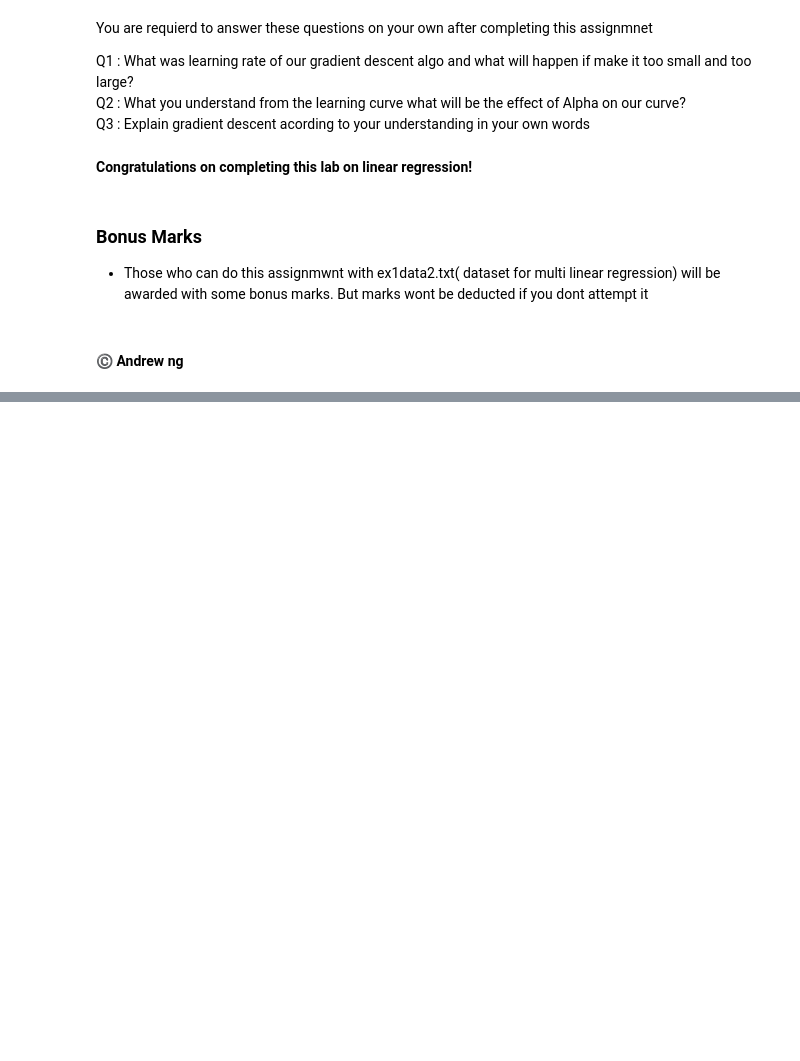
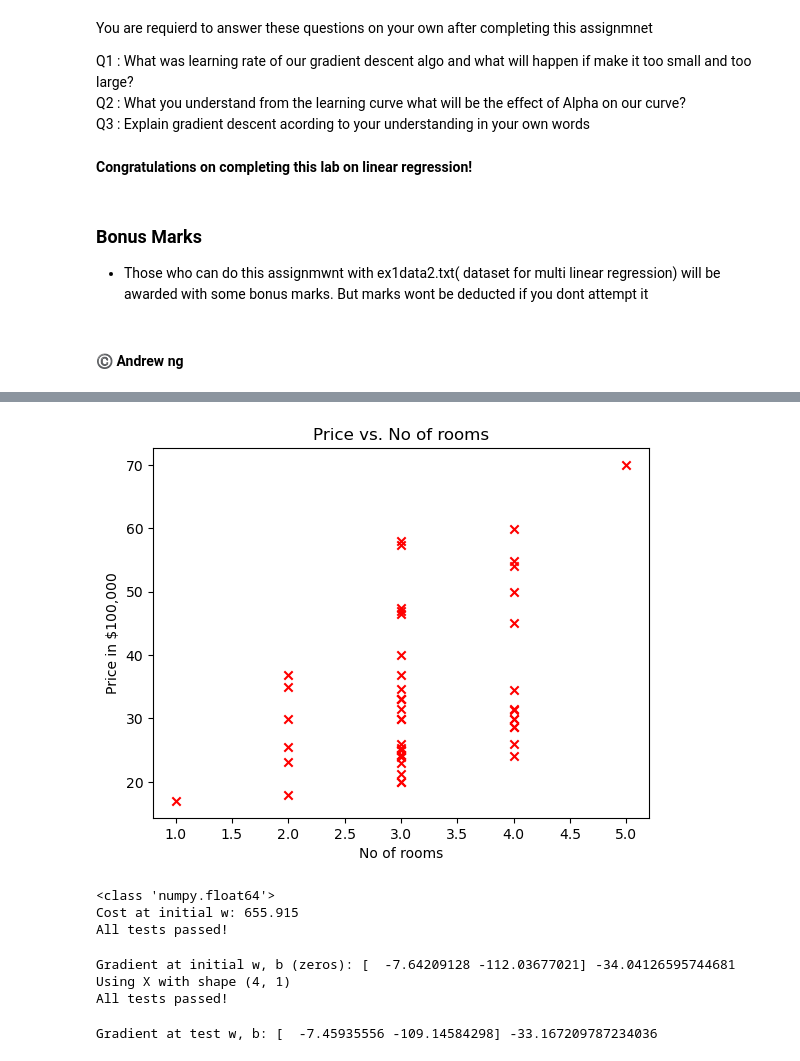
Before and after one commit to HaiderManzoor/gradient_descent_regre, a Jupyter notebook: Regression_GD_.ipynb, the cells around one changed output, grey strips where cells are left out. Drawn from its saved outputs; the diff is of its cells as text; code cells hidden in the pictures; blank space fills up the shorter version.

Commit message:
using gradient descent

```diff
--- a/Regression_GD_.ipynb
+++ b/Regression_GD_.ipynb
@@ -632,0 +624,14 @@ Q3 : Explain gradient descent acording to your understanding in your own words
+# %%
+# Create a scatter plot of the data. To change the markers to red "x",
+# we used the 'marker' and 'c' parameters
+plt.scatter(x_train[:,1], y_train, marker='x', c='r')
+
+# Set the title
+plt.title("Price vs. No of rooms")
+# Set the y-axis label
+plt.ylabel('Price in $100,000')
+# Set the x-axis label
+plt.xlabel('No of rooms')
+plt.show()
+# %% [output]
+[figure, added]
@@ -632,0 +661,17 @@ Q3 : Explain gradient descent acording to your understanding in your own words
+# %%
+import numpy as np
+# Compute and display gradient with w initialized to zeroes
+initial_w = np.zeros(x_train.shape[1])
+initial_b = 0
+
+cost = compute_cost(x_train, y_train, initial_w, initial_b)
+print(type(cost))
+print(f'Cost at initial w: {cost:.3f}')
+
+# Public tests
+from public_tests import *
+compute_cost_test(compute_cost)
+# %% [output]
+<class 'numpy.float64'>
+Cost at initial w: 655.915
+All tests passed!
@@ -632,0 +700,23 @@ Q3 : Explain gradient descent acording to your understanding in your own words
+# %%
+# Compute and display gradient with w initialized to zeroes
+initial_w = np.zeros(x_train.shape[1])
+initial_b = 0
+
+tmp_dj_dw, tmp_dj_db = compute_gradient(x_train, y_train, initial_w, initial_b)
+print('Gradient at initial w, b (zeros):', tmp_dj_dw, tmp_dj_db)
+
+compute_gradient_test(compute_gradient)
+# %% [output]
+Gradient at initial w, b (zeros): [  -7.64209128 -112.03677021] -34.04126595744681
+Using X with shape (4, 1)
+All tests passed!
+# %%
+# Compute and display cost and gradient with non-zero w
+
+test_w = np.full(x_train.shape[1], 0.2)
+test_b = 0.2
+tmp_dj_dw, tmp_dj_db = compute_gradient(x_train, y_train, test_w, test_b)
+
+print('Gradient at test w, b:', tmp_dj_dw, tmp_dj_db)
+# %% [output]
+Gradient at test w, b: [  -7.45935556 -109.14584298] -33.167209787234036
```
Also changed, not shown: parts of 14 cells of this notebook.
